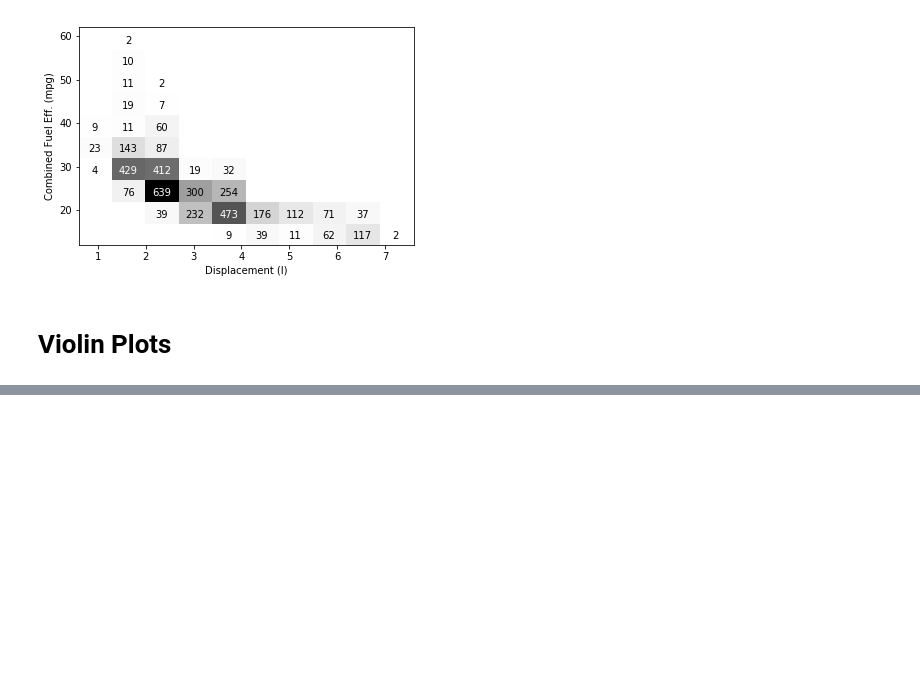
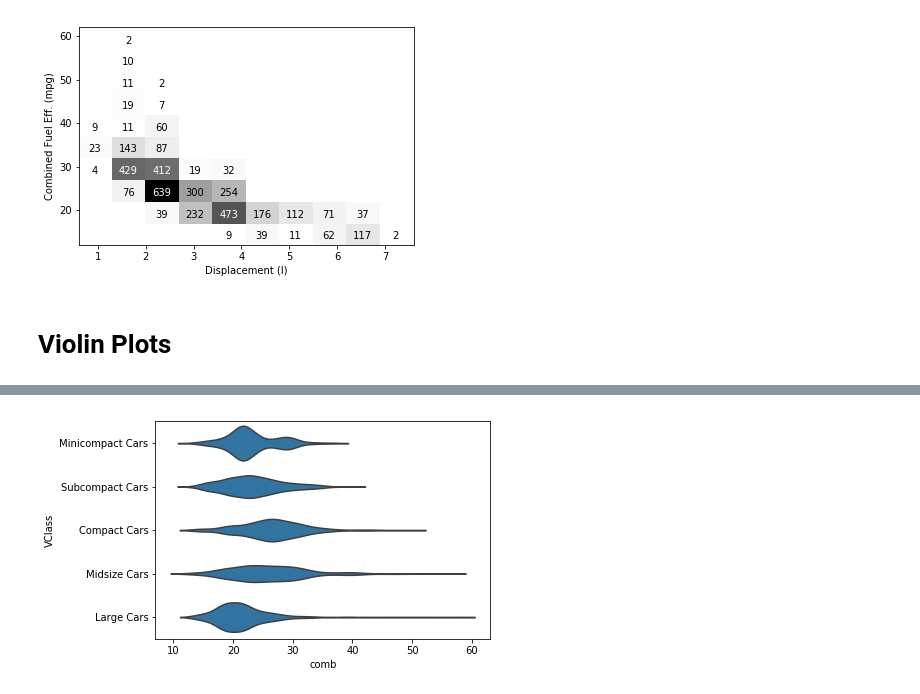
Before and after one commit to deepaksithu/Bivariate_Exploration_of_Data_Notes, a Jupyter notebook: Bivariate Exploration.ipynb, the cells around one changed output, grey strips where cells are left out. Cells and saved outputs as stored; diff of their text form; code cells hidden in the pictures; blank space fills up the shorter version.

```diff
--- a/Bivariate Exploration.ipynb
+++ b/Bivariate Exploration.ipynb
@@ -202,0 +223,7 @@ for i in range(counts.shape[0]):
+# %%
+# can make violin plot horizontal simply by switching x and y variables, or can use orient parameter
+sns.violinplot(data = fuel_econ, x = 'comb', y = 'VClass',
+               color = base_color,
+               inner = None);
+# %% [output]
+[figure, added]
```
Also changed, not shown: parts of 16 cells of this notebook, 1 other file.
